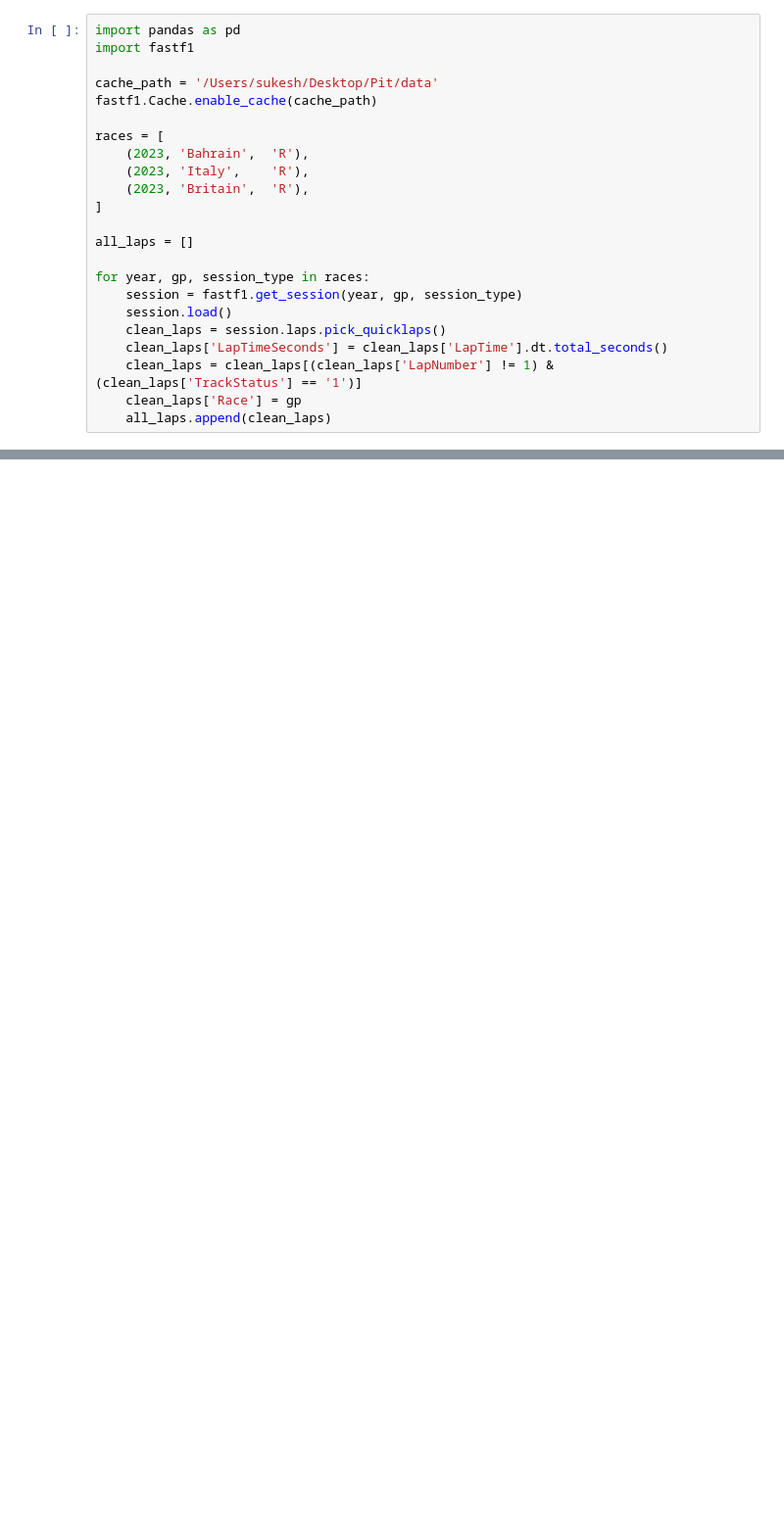
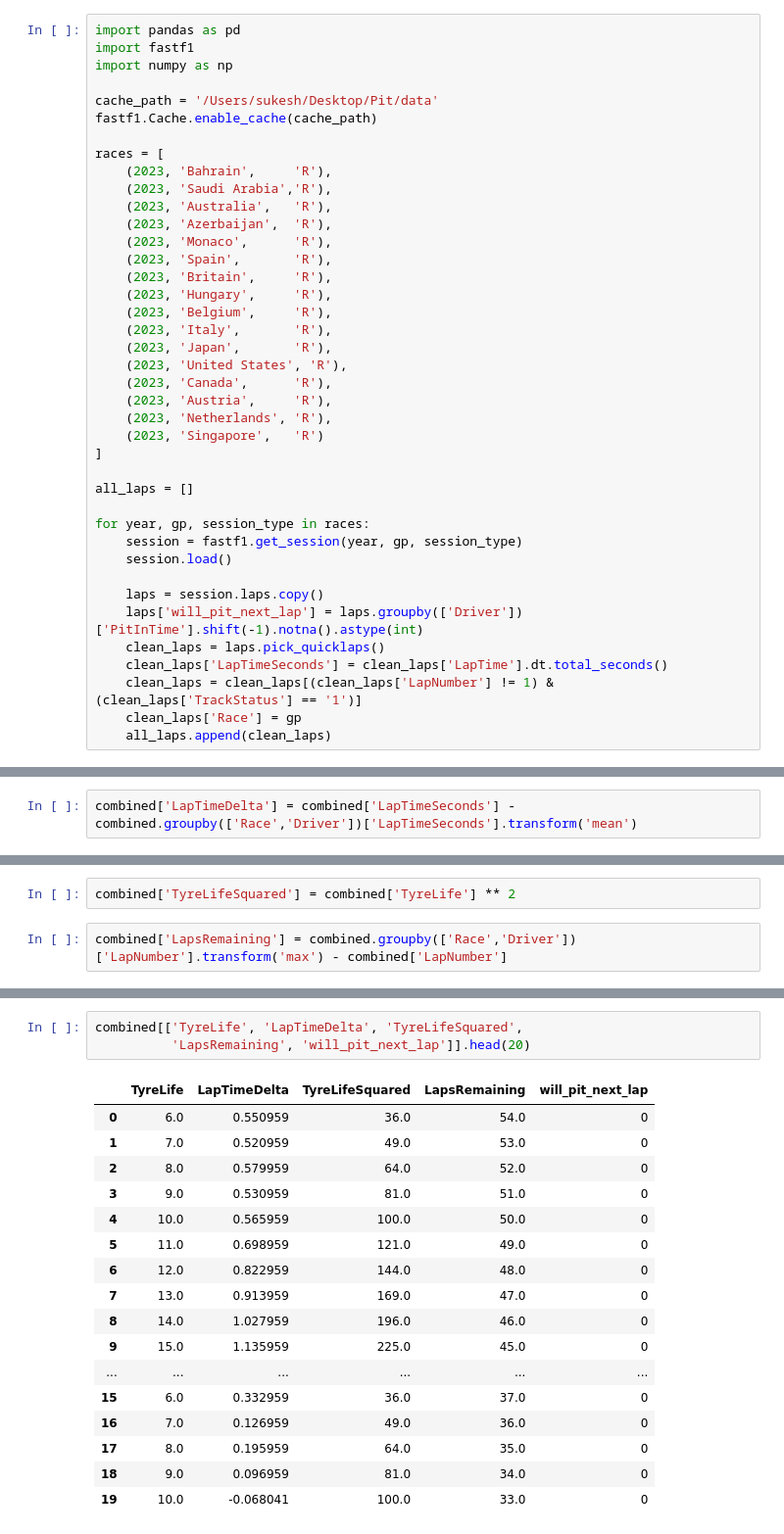
Before and after one commit to sudeep-07-hub/Pit-Stop-Strategy-Predictor, a Jupyter notebook: notebook/model.ipynb, the cells around one changed output, grey strips where cells are left out. Shown at 98% size. Drawn from its saved outputs; the diff is of its cells as text; blank space fills up the shorter version.

```diff
--- a/notebook/model.ipynb
+++ b/notebook/model.ipynb
@@ -1,14 +1,28 @@
 # %%
 import pandas as pd
 import fastf1
+import numpy as np
 
 cache_path = '/Users/sukesh/Desktop/Pit/data'
 fastf1.Cache.enable_cache(cache_path)
 
 races = [
-    (2023, 'Bahrain',  'R'),
-    (2023, 'Italy',    'R'),
-    (2023, 'Britain',  'R'),
+    (2023, 'Bahrain',     'R'),
+    (2023, 'Saudi Arabia','R'),
+    (2023, 'Australia',   'R'),
+    (2023, 'Azerbaijan',  'R'),
+    (2023, 'Monaco',      'R'),
+    (2023, 'Spain',       'R'),
+    (2023, 'Britain',     'R'),
+    (2023, 'Hungary',     'R'),
+    (2023, 'Belgium',     'R'),
+    (2023, 'Italy',       'R'),
+    (2023, 'Japan',       'R'),
+    (2023, 'United States', 'R'),
+    (2023, 'Canada',      'R'),
+    (2023, 'Austria',     'R'),
+    (2023, 'Netherlands', 'R'),
+    (2023, 'Singapore',   'R')
 ]
 
 all_laps = []
@@ -16,7 +30,10 @@ all_laps = []
 for year, gp, session_type in races:
     session = fastf1.get_session(year, gp, session_type)
     session.load()
-    clean_laps = session.laps.pick_quicklaps()
+
+    laps = session.laps.copy()
+    laps['will_pit_next_lap'] = laps.groupby(['Driver'])['PitInTime'].shift(-1).notna().astype(int)
+    clean_laps = laps.pick_quicklaps()
     clean_laps['LapTimeSeconds'] = clean_laps['LapTime'].dt.total_seconds()
     clean_laps = clean_laps[(clean_laps['LapNumber'] != 1) & (clean_laps['TrackStatus'] == '1')]
     clean_laps['Race'] = gp
@@ -52,0 +101,2 @@ Name: count, dtype: int64
+# %%
+combined['LapTimeDelta'] = combined['LapTimeSeconds'] - combined.groupby(['Race','Driver'])['LapTimeSeconds'].transform('mean')
@@ -52,0 +113,4 @@ Name: count, dtype: int64
+# %%
+combined['TyreLifeSquared'] = combined['TyreLife'] ** 2
+# %%
+combined['LapsRemaining'] = combined.groupby(['Race','Driver'])['LapNumber'].transform('max') - combined['LapNumber']
@@ -52,0 +127,21 @@ Name: count, dtype: int64
+# %%
+combined[['TyreLife', 'LapTimeDelta', 'TyreLifeSquared',
+          'LapsRemaining', 'will_pit_next_lap']].head(20)
+# %% [output]
+|  | TyreLife | LapTimeDelta | TyreLifeSquared | LapsRemaining | will_pit_next_lap |
+| 0 | 6.0 | 0.550959 | 36.0 | 54.0 | 0 |
+| 1 | 7.0 | 0.520959 | 49.0 | 53.0 | 0 |
+| 2 | 8.0 | 0.579959 | 64.0 | 52.0 | 0 |
+| 3 | 9.0 | 0.530959 | 81.0 | 51.0 | 0 |
+| 4 | 10.0 | 0.565959 | 100.0 | 50.0 | 0 |
+| 5 | 11.0 | 0.698959 | 121.0 | 49.0 | 0 |
+| 6 | 12.0 | 0.822959 | 144.0 | 48.0 | 0 |
+| 7 | 13.0 | 0.913959 | 169.0 | 47.0 | 0 |
+| 8 | 14.0 | 1.027959 | 196.0 | 46.0 | 0 |
+| 9 | 15.0 | 1.135959 | 225.0 | 45.0 | 0 |
+| ... | ... | ... | ... | ... | ... |
+| 15 | 6.0 | 0.332959 | 36.0 | 37.0 | 0 |
+| 16 | 7.0 | 0.126959 | 49.0 | 36.0 | 0 |
+| 17 | 8.0 | 0.195959 | 64.0 | 35.0 | 0 |
+| 18 | 9.0 | 0.096959 | 81.0 | 34.0 | 0 |
+| 19 | 10.0 | -0.068041 | 100.0 | 33.0 | 0 |
```
Also changed, not shown: parts of 27 cells of this notebook, 36 other files.
